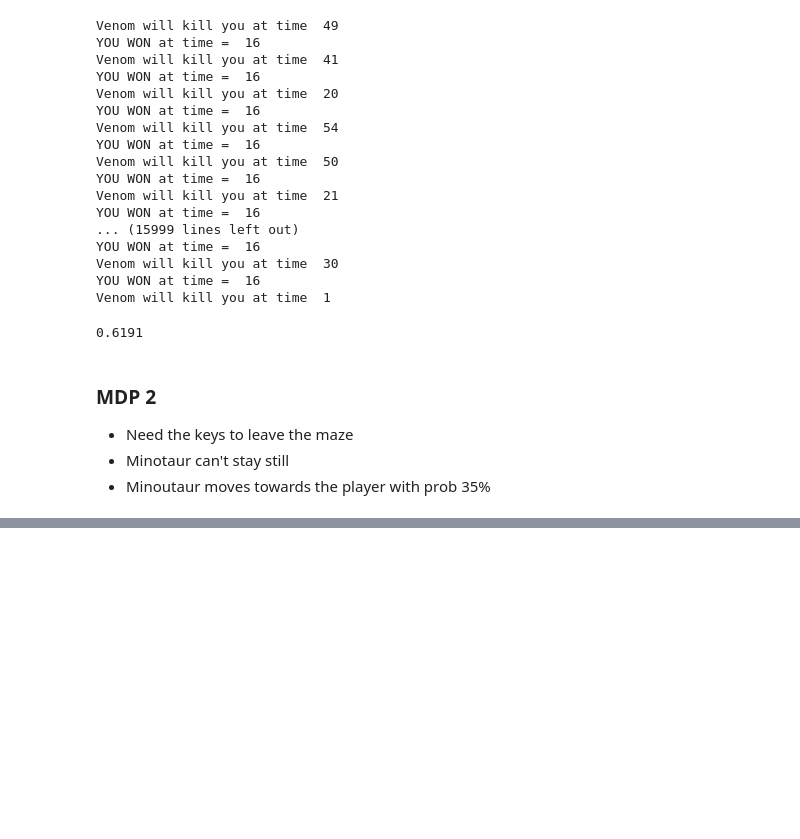
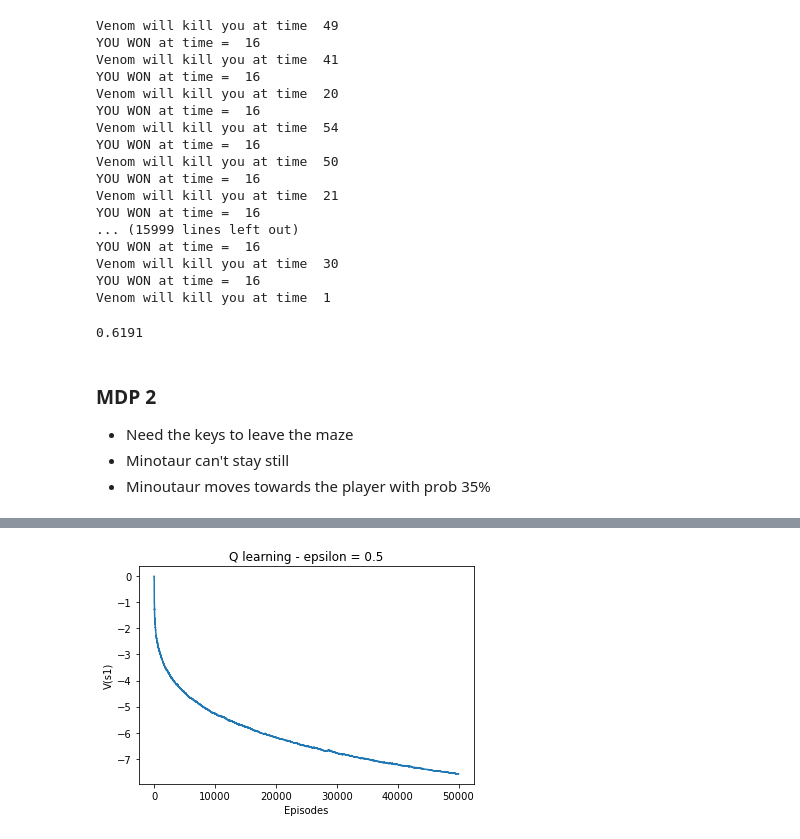
Before and after one commit to ClaraEscorihuela/ReinforcementLearning_el2805_labs, a Jupyter notebook: Lab1/Lab1.ipynb, the cells around one changed output, grey strips where cells are left out. Drawn from its saved outputs; the diff is of its cells as text; code cells hidden in the pictures; blank space fills up the shorter version.

```diff
--- a/Lab1/Lab1.ipynb
+++ b/Lab1/Lab1.ipynb
@@ -244,8 +264,13 @@ env = mz.Maze(maze, stay = True)
 # %%
 # Q learning - epsilon
-ep =
-_, policy, _, value_list = mz.q_learning(env, gamma=0.95, n_episodes=50000, T=30, epsilon= ep, player_state=(0,0,6,5,0), alpha_exponent=2/3)
+ep = 0.5
+_, policy, _, value_list = mz.q_learning(env, gamma=0.95, n_episodes=50000, T=0, epsilon= ep, player_state=(0,0,6,5,0), alpha_exponent=2/3)
 
 # Plot
+plt.ylabel('V(s1)')
+plt.xlabel('Episodes')
+plt.title('Q learning - epsilon = '+str(ep))
 plt.plot(value_list)
 plt.show()
+# %% [output]
+[figure, added]
```
Also changed, not shown: parts of 10 cells of this notebook, 1 other file.
